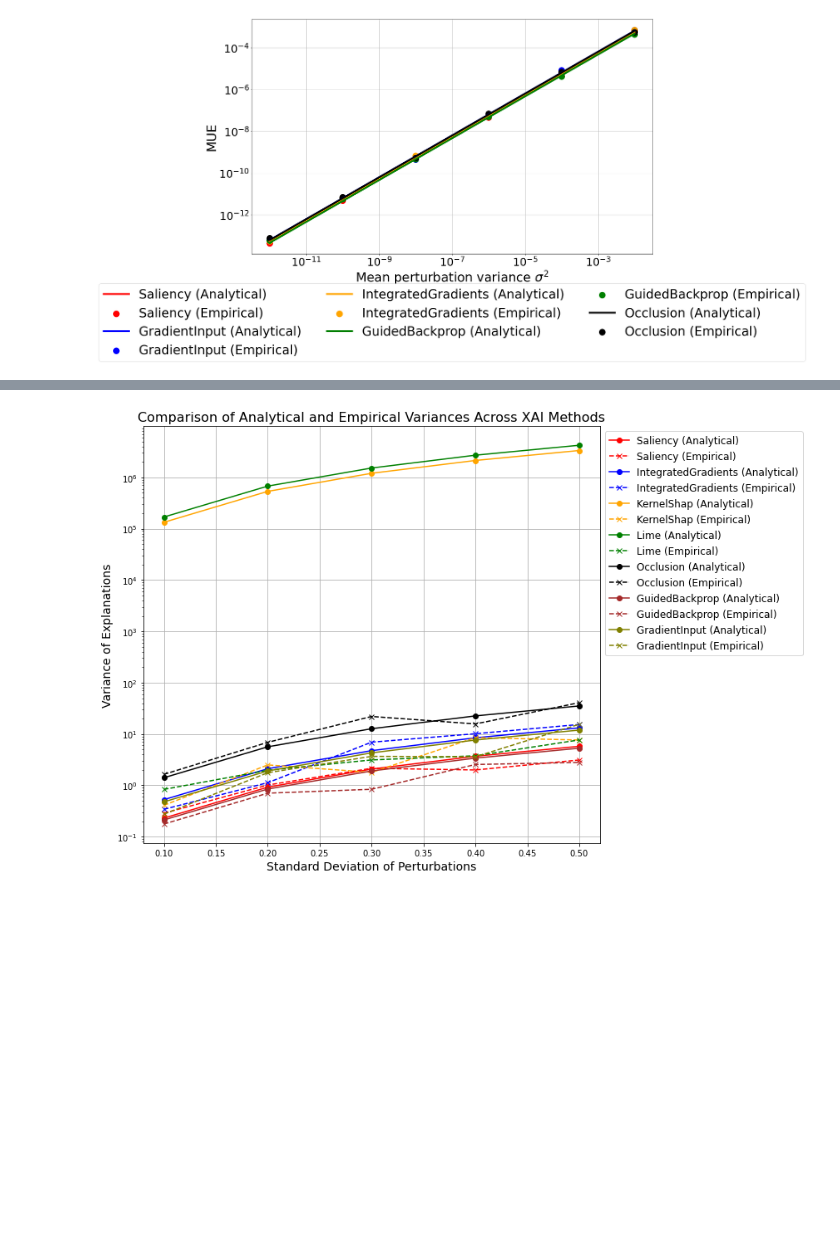
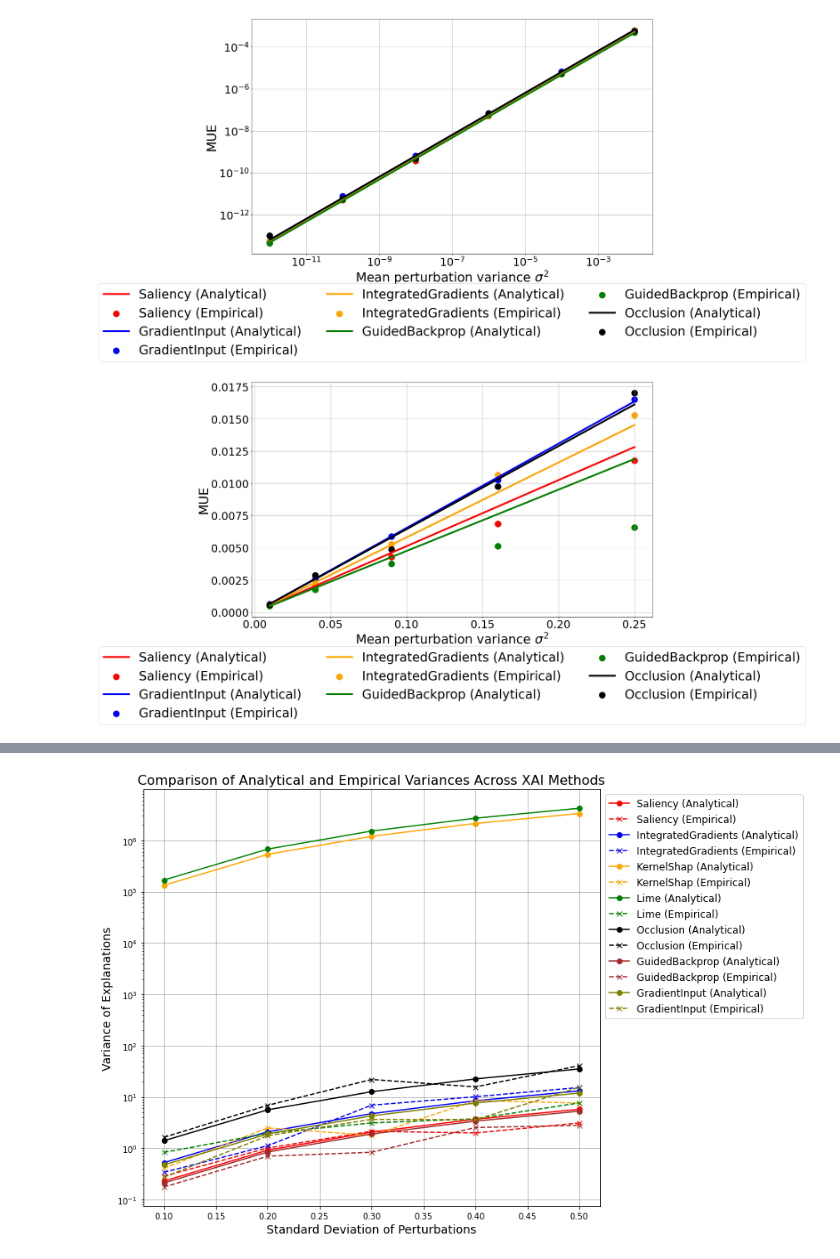
Before and after one commit to TeodorChiaburu/UXAI, a Jupyter notebook: Model_Perturbation_Tabular.ipynb, the cells around one changed output, grey strips where cells are left out. Cells and saved outputs as stored; diff of their text form; code cells hidden in the pictures; blank space fills up the shorter version.

Commit message:
Recomputed weights tabular, also larger sigmas

```diff
--- a/Model_Perturbation_Tabular.ipynb
+++ b/Model_Perturbation_Tabular.ipynb
@@ -492,3 +494,24 @@ plt.show()
 fig.savefig('./figures/uncertainties_weights_tabular_agg.png', bbox_inches='tight')
 # %% [output]
 [figure]
+# %%
+# Plot aggregations
+colors=['red', 'blue', 'orange', 'green', 'black', 'brown', 'olive']
+stds = np.asarray([0.1, 0.2, 0.3, 0.4, 0.5])
+fsize=35
+fig = plt.figure(figsize=(20, 12))
+for (name, data), col in zip(agg_results.items(), colors):
+    plt.plot(stds*stds, np.asarray(data['analytical'])[-len(stds):]/m, label=f"{name} (Analytical)", c=col, lw=5)
+    plt.scatter(stds*stds, np.asarray(data['empirical'])[-len(stds):]/m,  marker='o',
+                label=f"{name} (Empirical)", c=col, s=300)
+plt.xlabel('Mean perturbation variance $\sigma^2$', fontsize=fsize)
+plt.ylabel('MUE', fontsize=fsize)
+#plt.xscale('log');plt.yscale('log')
+plt.xticks(fontsize=fsize-5);plt.yticks(fontsize=fsize-5)
+plt.legend(fontsize=fsize, loc='upper center', bbox_to_anchor=(0.5, -0.1),
+           ncol=3)
+plt.grid(True)
+plt.show()
+fig.savefig('./figures/uncertainties_weights_tabular_agg_extended.png', bbox_inches='tight')
+# %% [output]
+[figure, added]
```
Also changed, not shown: parts of 4 cells of this notebook, 5 other files.
